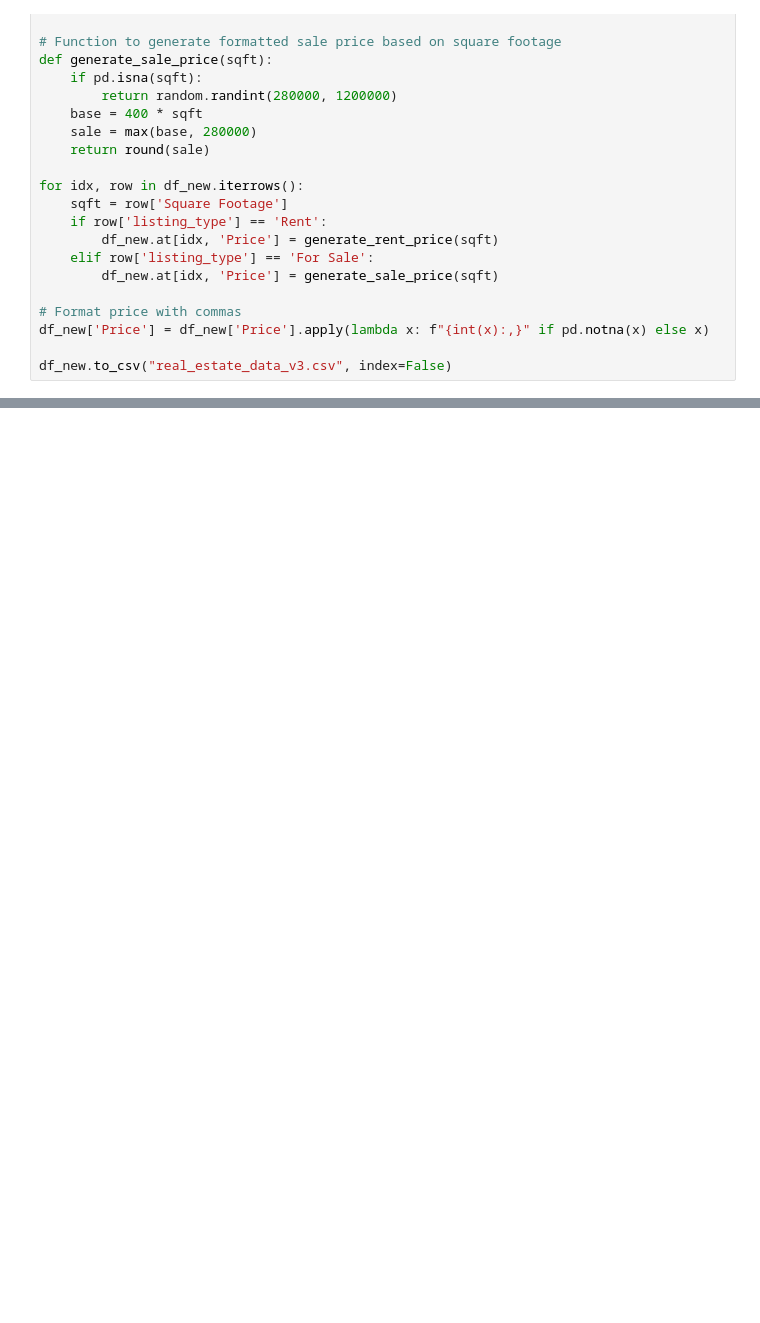
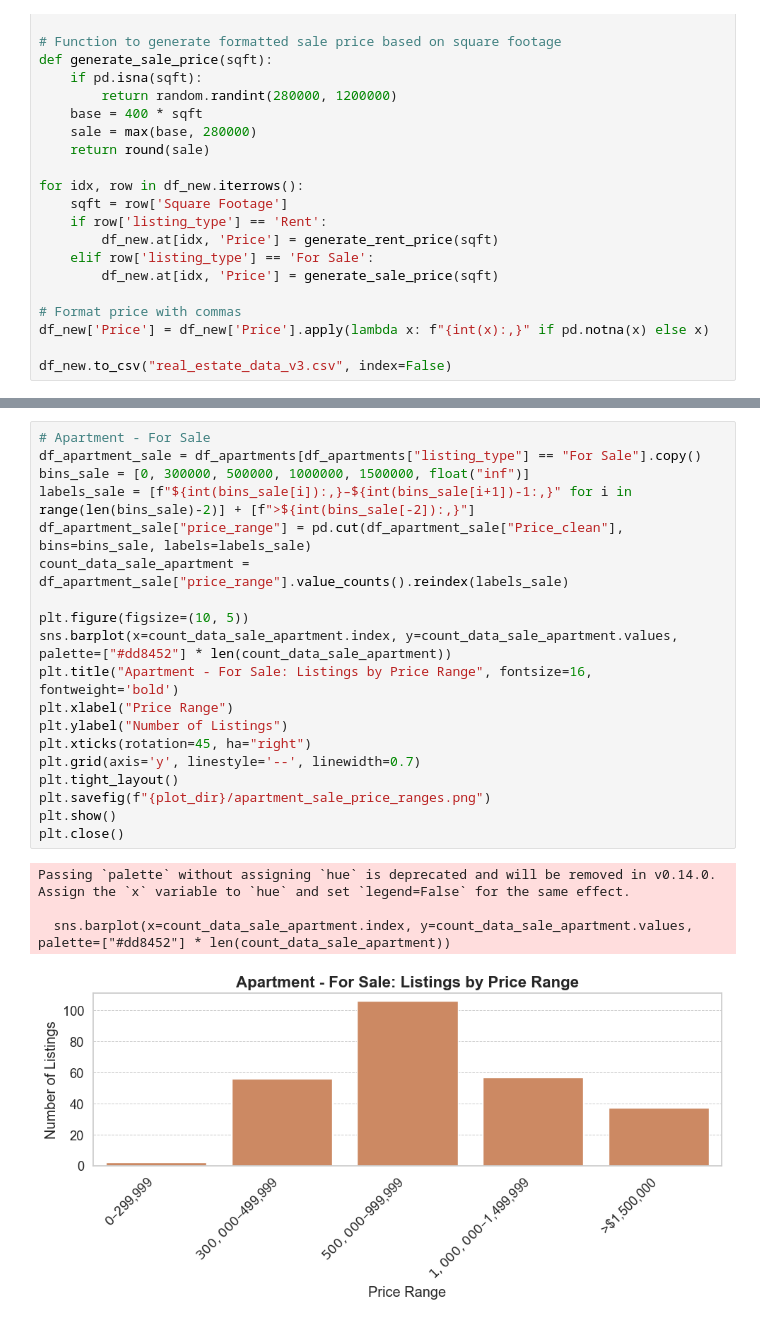
Before and after one commit to zeynnepps/RealHaven, a Jupyter notebook: data_part/data_preprocessing.ipynb, the cells around one changed output, grey strips where cells are left out. Cells and saved outputs as stored; diff of their text form; blank space fills up the shorter version.

```diff
--- a/data_part/data_preprocessing.ipynb
+++ b/data_part/data_preprocessing.ipynb
@@ -731,0 +790,24 @@ df_new.to_csv("real_estate_data_v3.csv", index=False)
+# %%
+# Apartment - For Sale
+df_apartment_sale = df_apartments[df_apartments["listing_type"] == "For Sale"].copy()
+bins_sale = [0, 300000, 500000, 1000000, 1500000, float("inf")]
+labels_sale = [f"${int(bins_sale[i]):,}–${int(bins_sale[i+1])-1:,}" for i in range(len(bins_sale)-2)] + [f">${int(bins_sale[-2]):,}"]
+df_apartment_sale["price_range"] = pd.cut(df_apartment_sale["Price_clean"], bins=bins_sale, labels=labels_sale)
+count_data_sale_apartment = df_apartment_sale["price_range"].value_counts().reindex(labels_sale)
+
+plt.figure(figsize=(10, 5))
+sns.barplot(x=count_data_sale_apartment.index, y=count_data_sale_apartment.values, palette=["#dd8452"] * len(count_data_sale_apartment))
+plt.title("Apartment - For Sale: Listings by Price Range", fontsize=16, fontweight='bold')
+plt.xlabel("Price Range")
+plt.ylabel("Number of Listings")
+plt.xticks(rotation=45, ha="right")
+plt.grid(axis='y', linestyle='--', linewidth=0.7)
+plt.tight_layout()
+plt.savefig(f"{plot_dir}/apartment_sale_price_ranges.png")
+plt.show()
+plt.close()
+# %% [output]
+Passing `palette` without assigning `hue` is deprecated and will be removed in v0.14.0. Assign the `x` variable to `hue` and set `legend=False` for the same effect.
+
+  sns.barplot(x=count_data_sale_apartment.index, y=count_data_sale_apartment.values, palette=["#dd8452"] * len(count_data_sale_apartment))
+[figure, added]
```
Also changed, not shown: parts of 9 cells of this notebook, 4 other files.
